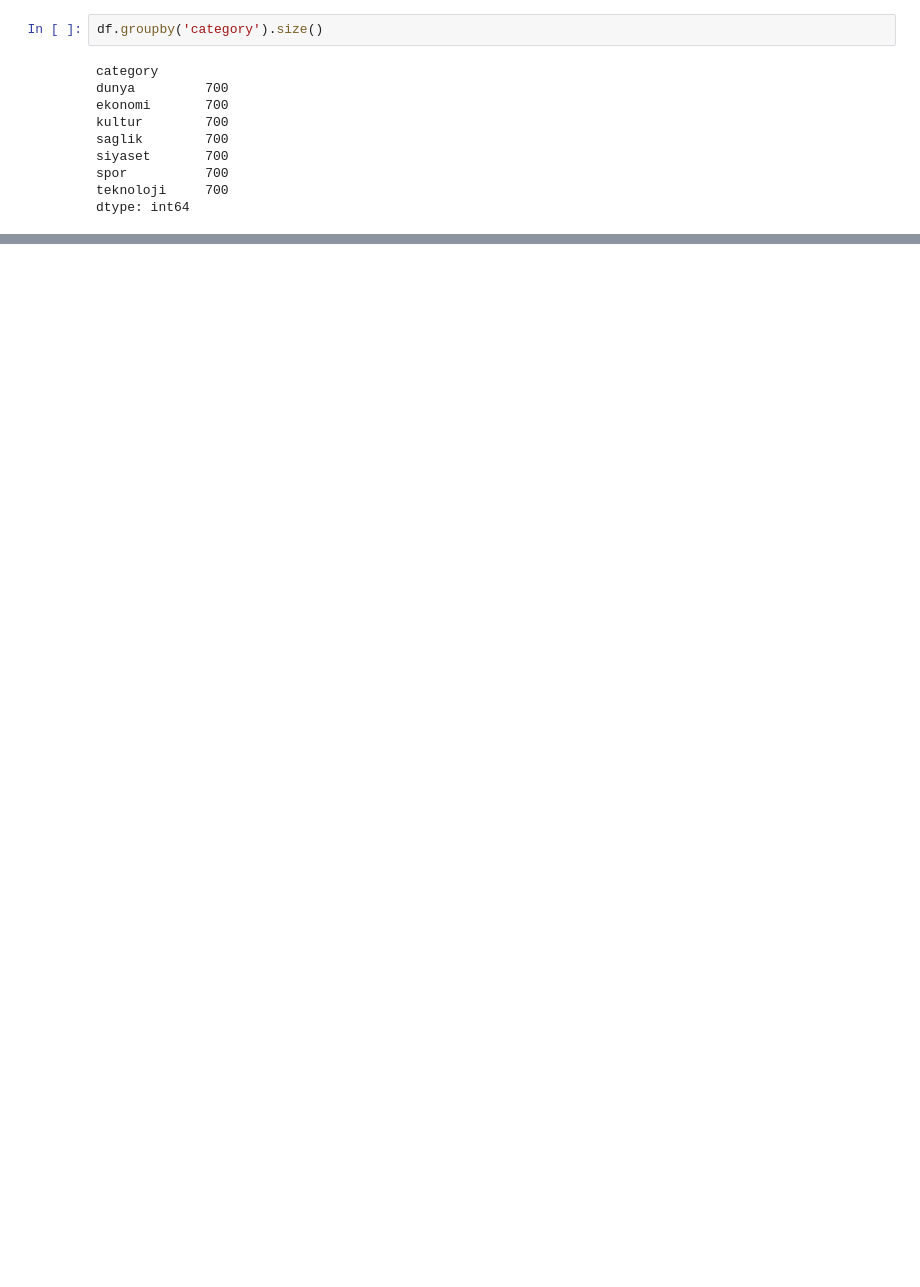
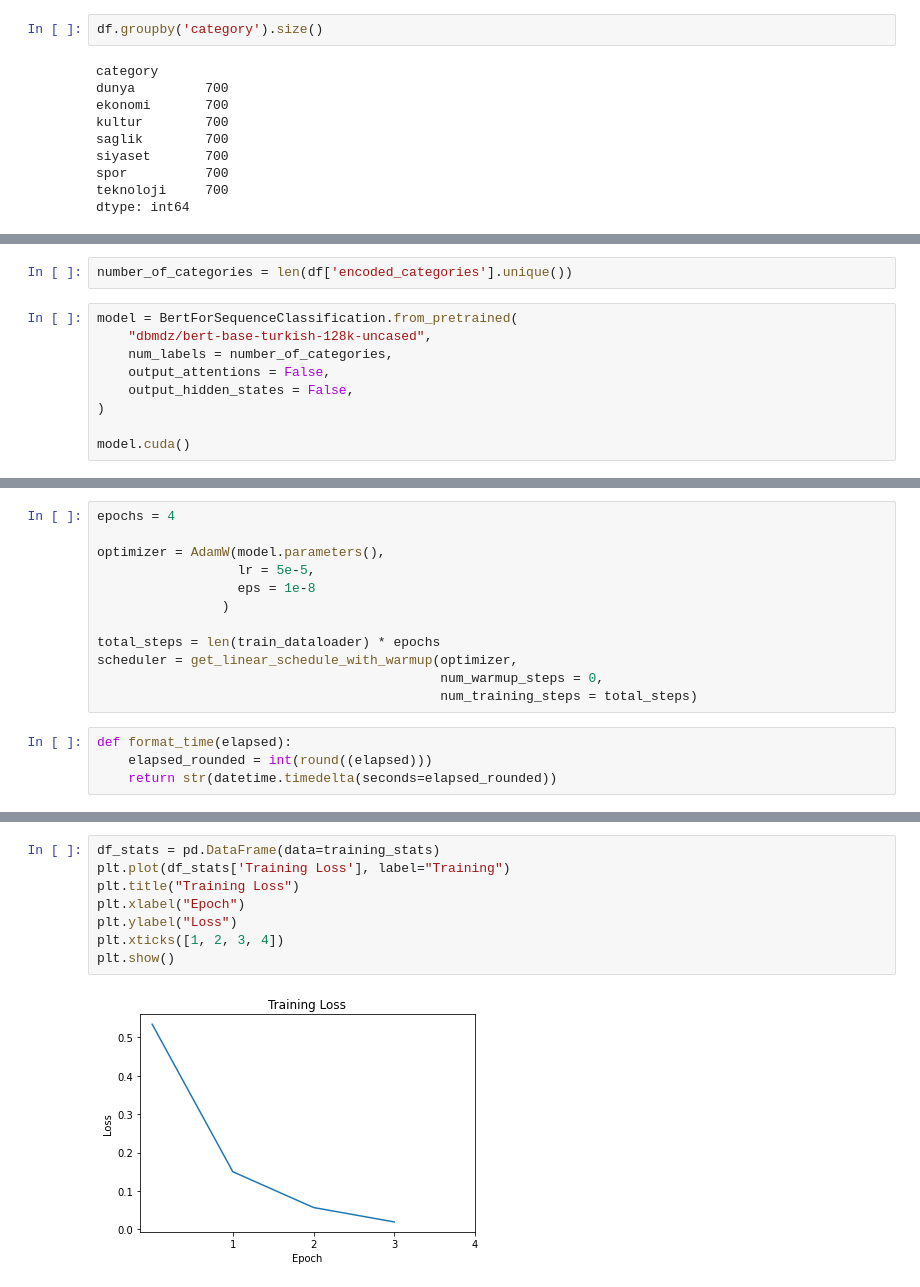
Before and after one commit to ktoprakucar/fine-tuning-turkish-bert-model, a Jupyter notebook: classification_model.ipynb, the cells around one changed output, grey strips where cells are left out. Cells and saved outputs as stored; diff of their text form; blank space fills up the shorter version.

Commit message:
add: classification model and performance metrics

```diff
--- a/classification_model.ipynb
+++ b/classification_model.ipynb
@@ -104,0 +183,11 @@ dtype: int64
+# %%
+number_of_categories = len(df['encoded_categories'].unique())
+# %%
+model = BertForSequenceClassification.from_pretrained(
+    "dbmdz/bert-base-turkish-128k-uncased",
+    num_labels = number_of_categories,
+    output_attentions = False,
+    output_hidden_states = False,
+)
+
+model.cuda()
@@ -104,0 +212,16 @@ dtype: int64
+# %%
+epochs = 4
+
+optimizer = AdamW(model.parameters(),
+                  lr = 5e-5,
+                  eps = 1e-8
+                )
+
+total_steps = len(train_dataloader) * epochs
+scheduler = get_linear_schedule_with_warmup(optimizer,
+                                            num_warmup_steps = 0,
+                                            num_training_steps = total_steps)
+# %%
+def format_time(elapsed):
+    elapsed_rounded = int(round((elapsed)))
+    return str(datetime.timedelta(seconds=elapsed_rounded))
@@ -104,0 +301,10 @@ dtype: int64
+# %%
+df_stats = pd.DataFrame(data=training_stats)
+plt.plot(df_stats['Training Loss'], label="Training")
+plt.title("Training Loss")
+plt.xlabel("Epoch")
+plt.ylabel("Loss")
+plt.xticks([1, 2, 3, 4])
+plt.show()
+# %% [output]
+[figure, added]
```
Also changed, not shown: parts of 25 cells of this notebook.
